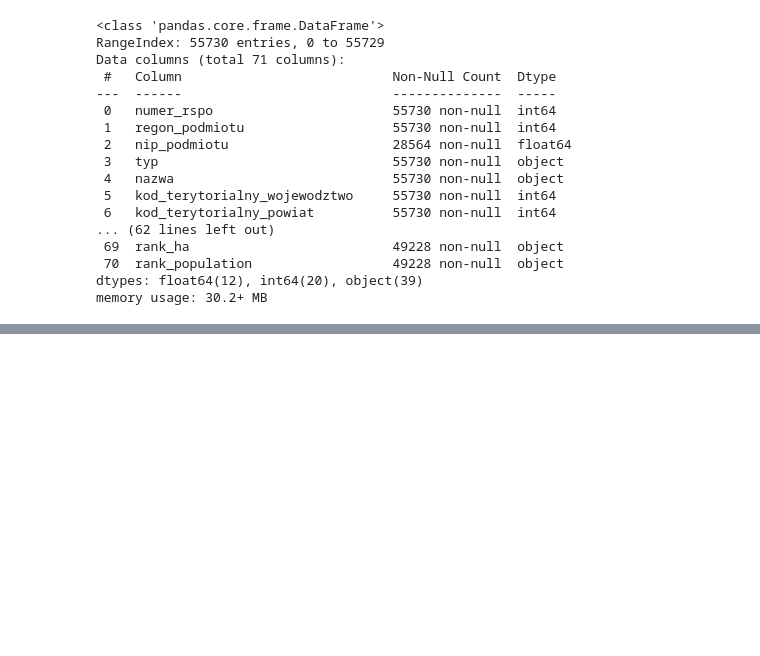
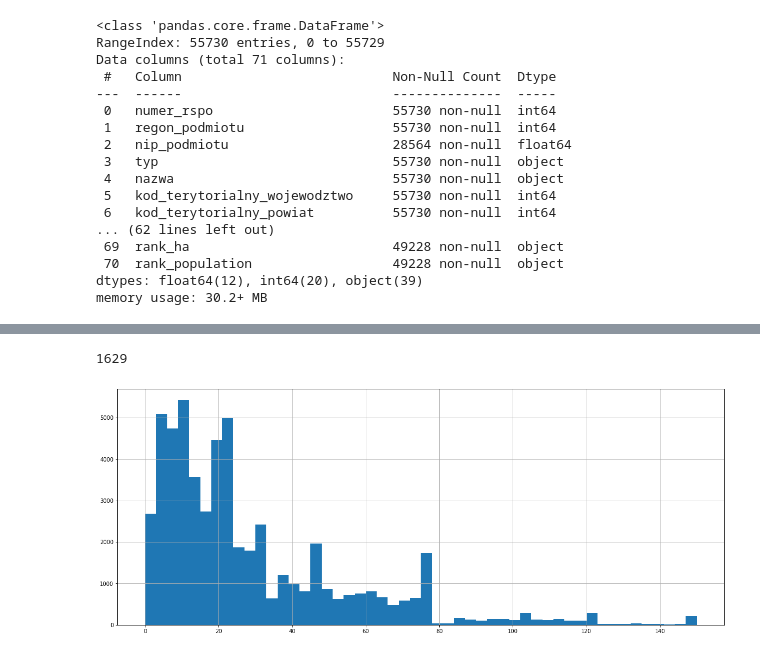
Before and after one commit to DataWorkshop-Foundation/way-to-school, a Jupyter notebook: notebooks/EDA.ipynb, the cells around one changed output, grey strips where cells are left out. Saved outputs shown, nothing was run; the diff lists cells and outputs as text; code cells hidden in the pictures; blank space fills up the shorter version.

```diff
--- a/notebooks/EDA.ipynb
+++ b/notebooks/EDA.ipynb
@@ -49,0 +32,28 @@ rank_population: 1691
+# %%
+df['rok_biezacy'] = date.today().year
+df['rok_biezacy'] = df['rok_biezacy'].astype('int16')
+# %%
+df['age_school']  = df['rok_biezacy'] - df['rok_zalozenia_cat']
+# %%
+df[df.age_school>100]['numer_rspo'].count()
+# %% [output]
+1629
+# %%
+age_max = df['age_school'].max()
+
+step = 25
+
+def prep(x):
+
+    diff = range(0, age_max,step)
+    for i in diff:
+        if x >= i and x< i+step:
+            return i
+
+df['age_school_map'] = df['age_school'].map(prep)
+# %%
+df['age_school_map'] = df['age_school'].map(lambda x: 150 if x>=150 else x)
+# %%
+df.age_school_map.hist(bins = 50, figsize=(20,8));
+# %% [output]
+[figure, added]
```
Also changed, not shown: parts of 21 cells of this notebook.
